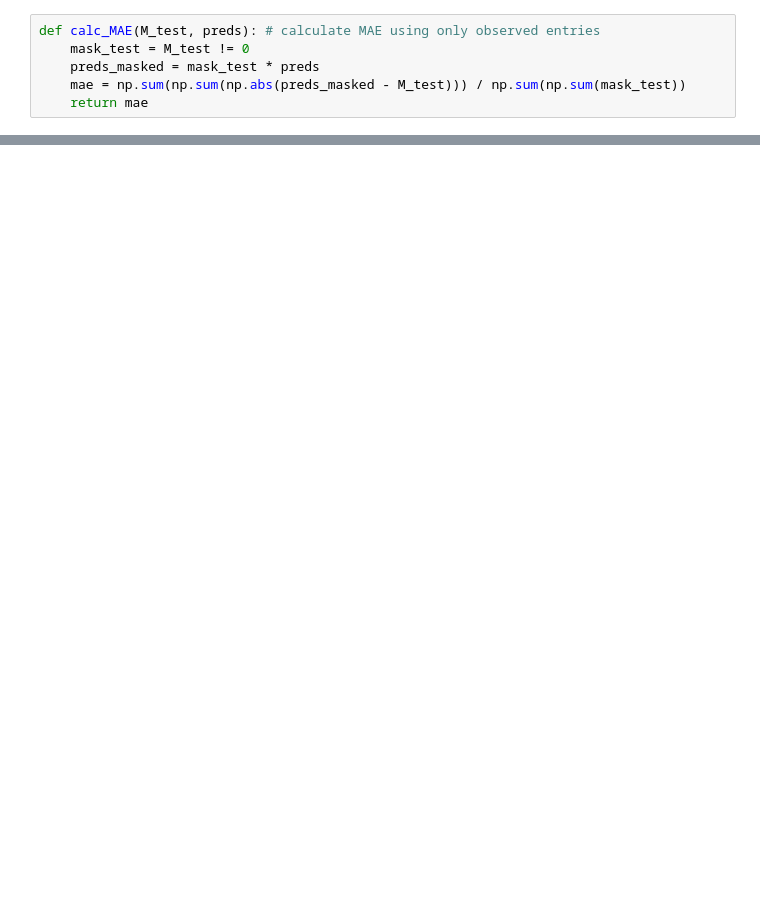
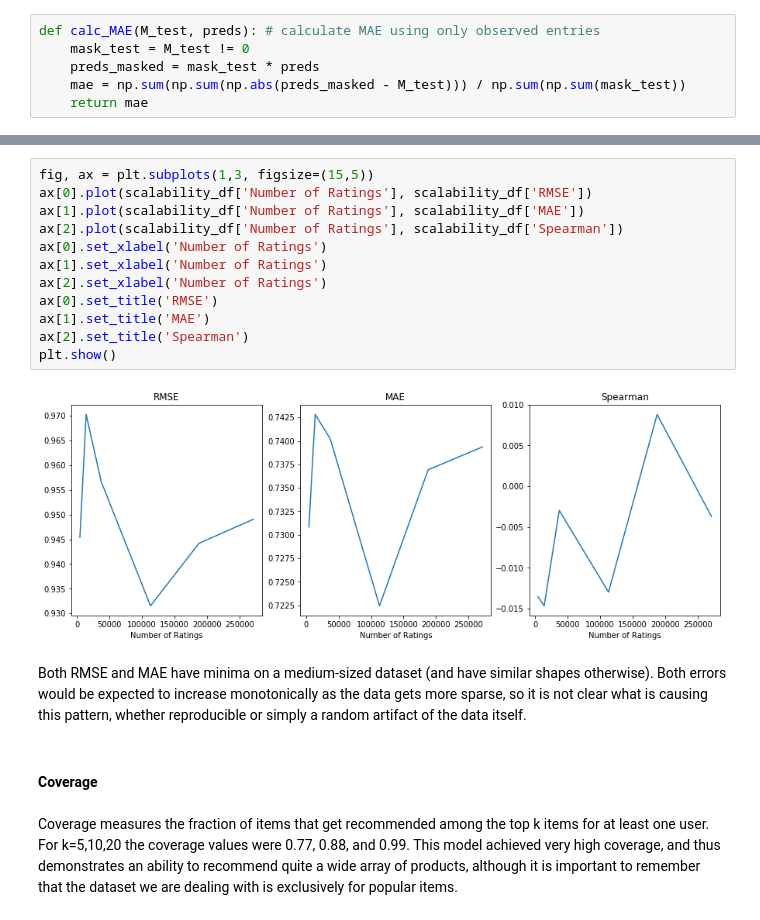
Before and after one commit to sdoctor7/book-recommendations, a Jupyter notebook: part1/matrix-fact-manual-regularized.ipynb, the cells around one changed output, grey strips where cells are left out. Drawn from its saved outputs; the diff is of its cells as text; blank space fills up the shorter version.

```diff
--- a/part1/matrix-fact-manual-regularized.ipynb
+++ b/part1/matrix-fact-manual-regularized.ipynb
@@ -260,0 +362,20 @@ pd.DataFrame(scalability_all)
+# %%
+fig, ax = plt.subplots(1,3, figsize=(15,5))
+ax[0].plot(scalability_df['Number of Ratings'], scalability_df['RMSE'])
+ax[1].plot(scalability_df['Number of Ratings'], scalability_df['MAE'])
+ax[2].plot(scalability_df['Number of Ratings'], scalability_df['Spearman'])
+ax[0].set_xlabel('Number of Ratings')
+ax[1].set_xlabel('Number of Ratings')
+ax[2].set_xlabel('Number of Ratings')
+ax[0].set_title('RMSE')
+ax[1].set_title('MAE')
+ax[2].set_title('Spearman')
+plt.show()
+# %% [output]
+[figure, added]
+# %% [markdown]
+Both RMSE and MAE have minima on a medium-sized dataset (and have similar shapes otherwise). Both errors would be expected to increase monotonically as the data gets more sparse, so it is not clear what is causing this pattern, whether reproducible or simply a random artifact of the data itself.
+# %% [markdown]
+#### Coverage
+# %% [markdown]
+Coverage measures the fraction of items that get recommended among the top k items for at least one user. For k=5,10,20 the coverage values were 0.77, 0.88, and 0.99. This model achieved very high coverage, and thus demonstrates an ability to recommend quite a wide array of products, although it is important to remember that the dataset we are dealing with is exclusively for popular items.
```
Also changed, not shown: parts of 30 cells of this notebook.
